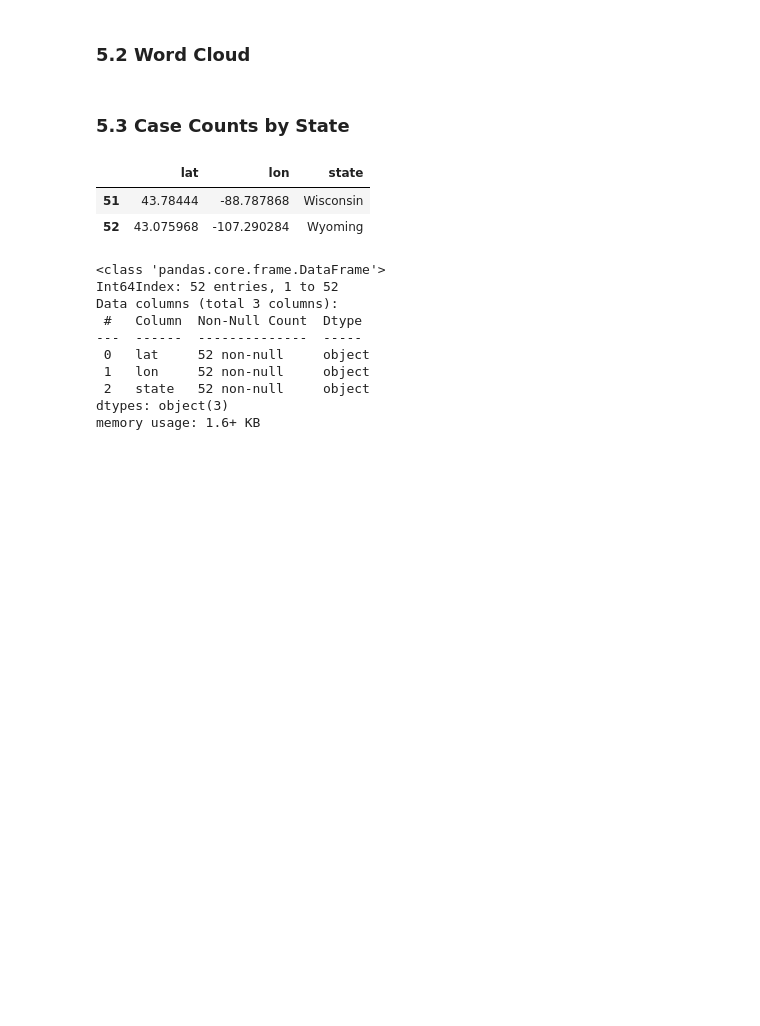
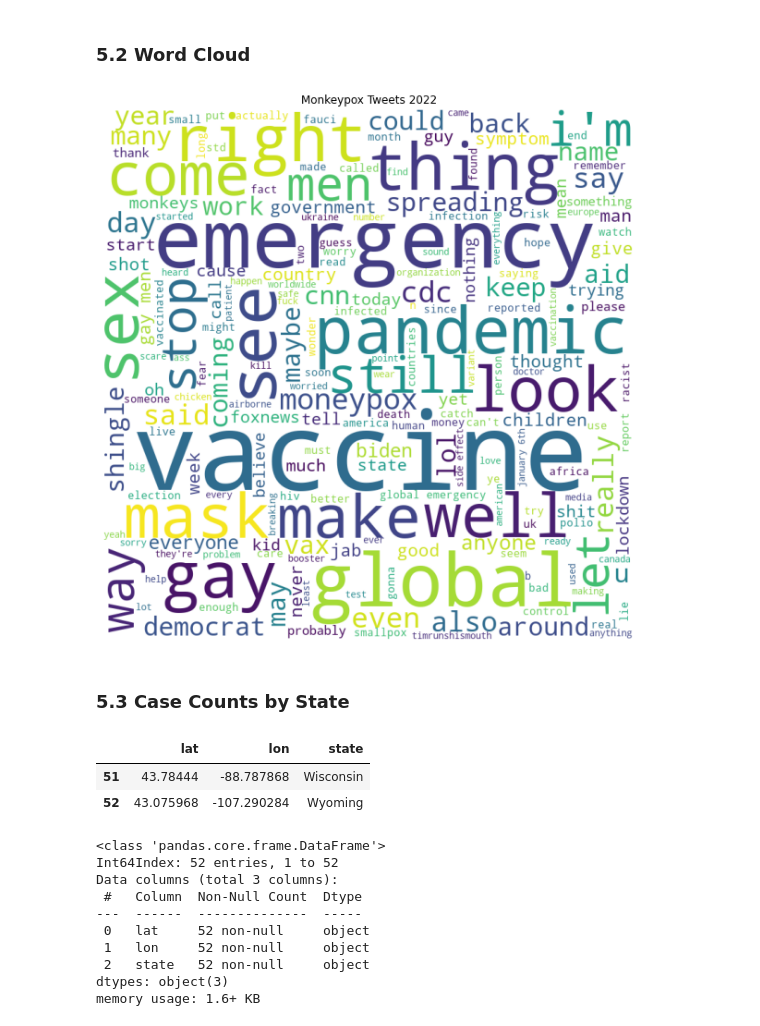
Before and after one commit to slp22/data-engineering-project, a Jupyter notebook: engineering_monkeypox_pipeline.ipynb, the cells around one changed output. Cells and saved outputs as stored; diff of their text form; code cells hidden in the pictures; blank space fills up the shorter version.

Commit message:
add nlp and word cloud

```diff
--- a/engineering_monkeypox_pipeline.ipynb
+++ b/engineering_monkeypox_pipeline.ipynb
@@ -693,0 +754,20 @@ spark = SparkSession.builder\
+# %%
+# custom stop words
+stopwords = nltk.corpus.stopwords.words('english')
+
+custom_words = ['monkey',
+             'pox',
+             'monkeypox',
+             'people',
+             'covid',
+             'amp',
+             '19',
+             '2022',
+             'another',
+             'co', 'https', 'cases', 'case', 'new', 'first', 'via', 'confirmed', 'us',
+             'going', 'one', 'know',
+             'get', 'like', 'go', 'got', 'time', 'think', 'want',
+             'health', 'declares', 'outbreak', 'world', 'public', 'declared', 'news', 'says',
+            'total', 'take', 'virus', 'already', 'getting', 'sure',
+            'spread', 'disease', 'next', 'would', 'need']
+stopwords.extend(custom_words)
@@ -694,38 +901,33 @@ spark = SparkSession.builder\
 # %% [markdown]
 ### 5.2  Word Cloud
 # %%
-# # wordcloud
-# # https://www.geeksforgeeks.org/generating-word-cloud-python/
-# comment_words = ''
-# stopwords = set(stopwords)
+# wordcloud
+# https://www.geeksforgeeks.org/generating-word-cloud-python/
+comment_words = ''
+stopwords = set(stopwords)
 
-# # iterate through the csv file
-# for val in df.text:
+for val in terms:
+    val = str(val)
+    tokens = val.split()
+    for i in range(len(tokens)):
+        tokens[i] = tokens[i].lower()
 
-#     # typecaste each val to string
-#     val = str(val)
+    comment_words += " ".join(tokens)+" "
 
-#     # split the value
-#     tokens = val.split()
+wordcloud = WordCloud(width = 800, height = 800,
+                background_color ='white',
+                stopwords = stopwords,
+                min_font_size = 10).generate(comment_words)
 
-#     # Converts each token into lowercase
-#     for i in range(len(tokens)):
-#         tokens[i] = tokens[i].lower()
-
-#     comment_words += " ".join(tokens)+" "
-
-# wordcloud = WordCloud(width = 800, height = 800,
-#                 background_color ='white',
-#                 stopwords = stopwords,
-#                 min_font_size = 10).generate(comment_words)
-
-# # plot the WordCloud image
-# plt.figure(figsize = (8, 8), facecolor = None)
-# plt.imshow(wordcloud)
-# plt.axis("off")
-# plt.tight_layout(pad = 0)
-# plt.title('Coronavirus Tweets April 2020')
-# plt.savefig("coronavirus-tweets-word-cloud.jpeg");
+# plot the WordCloud
+plt.figure(figsize = (8, 8), facecolor = None)
+plt.imshow(wordcloud)
+plt.axis("off")
+plt.tight_layout(pad = 0)
+plt.title('Monkeypox Tweets 2022')
+plt.savefig("monkeypox-tweets-word-cloud.jpeg");
+# %% [output]
+[figure, added]
 # %% [markdown]
 ### 5.3  Case Counts by State
 # %%
```
Also changed, not shown: parts of 29 cells of this notebook.
